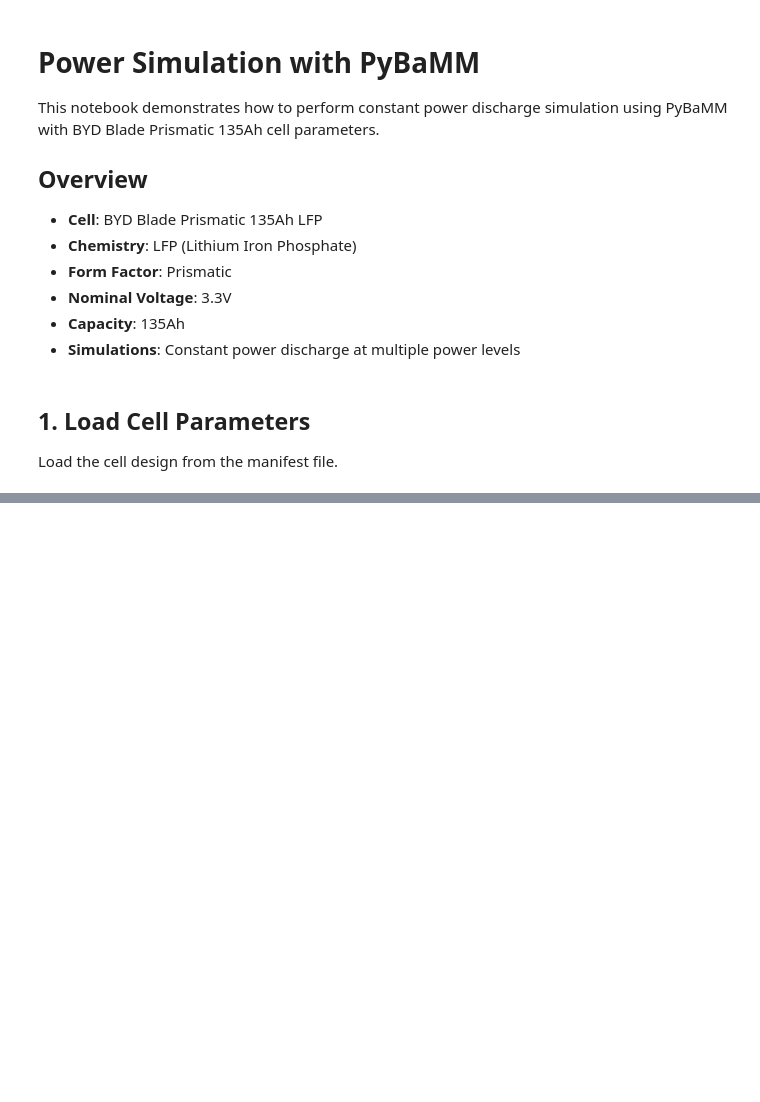
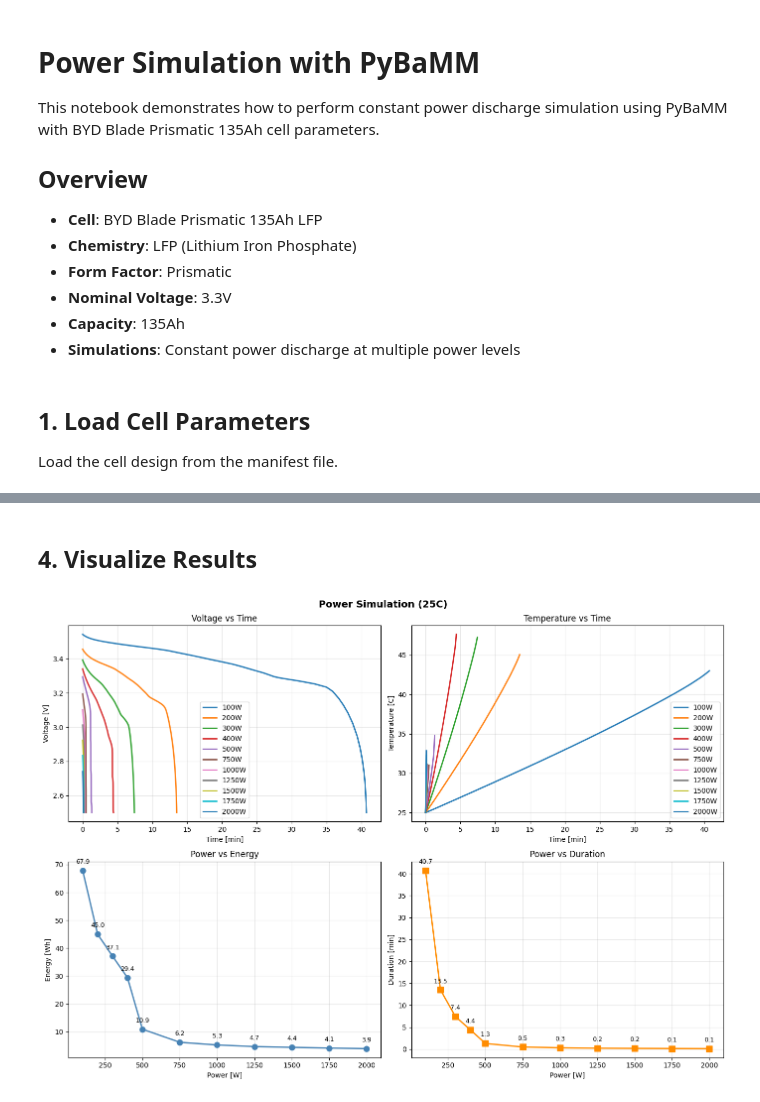
Before and after one commit to arismachina/demo-model-library, a Jupyter notebook: notebooks/simulate_power.ipynb, the cells around one changed output, grey strips where cells are left out. Drawn from its saved outputs; the diff is of its cells as text; code cells hidden in the pictures; blank space fills up the shorter version.

```diff
--- a/notebooks/simulate_power.ipynb
+++ b/notebooks/simulate_power.ipynb
@@ -46,3 +75,3 @@ Run the power simulation using the SPMe model with automatic capacity calibratio
 # %%
-power_results = simulate_power(cell_design_manifest=cell_design_manifest, simulation_config=power_config)
+results = run_spmet(cell_design_manifest=cell_design_manifest, simulation_config=power_config)
 # %% [output]
@@ -159,0 +155,60 @@ Power Simulation Results:
+# %% [markdown]
+## 4. Visualize Results
+# %%
+if len(power_metrics) > 0:
+    fig, axes = plt.subplots(2, 2, figsize=(14, 10))
+
+    # Plot 1: Voltage vs Time for all power levels
+    ax1 = axes[0, 0]
+    for m in power_metrics:
+        time_min = (m['time_s'] - m['time_s'][0]) / 60
+        ax1.plot(time_min, m['voltage_V'], linewidth=2, label=f"{m['power_W']}W")
+    ax1.set_xlabel('Time [min]')
+    ax1.set_ylabel('Voltage [V]')
+    ax1.set_title('Voltage vs Time')
+    ax1.legend()
+    ax1.grid(True, alpha=0.3)
+
+    # Plot 2: Temperature vs Time for all power levels
+    ax2 = axes[0, 1]
+    for m in power_metrics:
+        time_min = (m['time_s'] - m['time_s'][0]) / 60
+        temp_C = m['temperature_K'] - 273.15
+        ax2.plot(time_min, temp_C, linewidth=2, label=f"{m['power_W']}W")
+    ax2.set_xlabel('Time [min]')
+    ax2.set_ylabel('Temperature [C]')
+    ax2.set_title('Temperature vs Time')
+    ax2.legend()
+    ax2.grid(True, alpha=0.3)
+
+    # Plot 3: Power vs Energy
+    ax3 = axes[1, 0]
+    power_levels_plot = [m['power_W'] for m in power_metrics]
+    energies = [m['discharge_energy_Wh'] for m in power_metrics]
+    ax3.plot(power_levels_plot, energies, 'o-', linewidth=2, markersize=8, color='steelblue')
+    ax3.set_xlabel('Power [W]')
+    ax3.set_ylabel('Energy [Wh]')
+    ax3.set_title('Power vs Energy')
+    ax3.grid(True, alpha=0.3)
+    for p, e in zip(power_levels_plot, energies):
+        ax3.annotate(f'{e:.1f}', (p, e), textcoords="offset points", xytext=(0, 10), ha='center', fontsize=9)
+
+    # Plot 4: Power vs Duration
+    ax4 = axes[1, 1]
+    durations = [m['discharge_time_min'] for m in power_metrics]
+    ax4.plot(power_levels_plot, durations, 's-', linewidth=2, markersize=8, color='darkorange')
+    ax4.set_xlabel('Power [W]')
+    ax4.set_ylabel('Duration [min]')
+    ax4.set_title('Power vs Duration')
+    ax4.grid(True, alpha=0.3)
+    for p, d in zip(power_levels_plot, durations):
+        ax4.annotate(f'{d:.1f}', (p, d), textcoords="offset points", xytext=(0, 10), ha='center', fontsize=9)
+
+    plt.suptitle(f'Power Simulation ({power_config["ambient_temperature"]-273.15:.0f}C)',
+                 fontsize=14, fontweight='bold')
+    plt.tight_layout()
+    plt.show()
+else:
+    print("No successful simulations to plot.")
+# %% [output]
+[figure, added]
```
Also changed, not shown: parts of 7 cells of this notebook, 16 other files.
